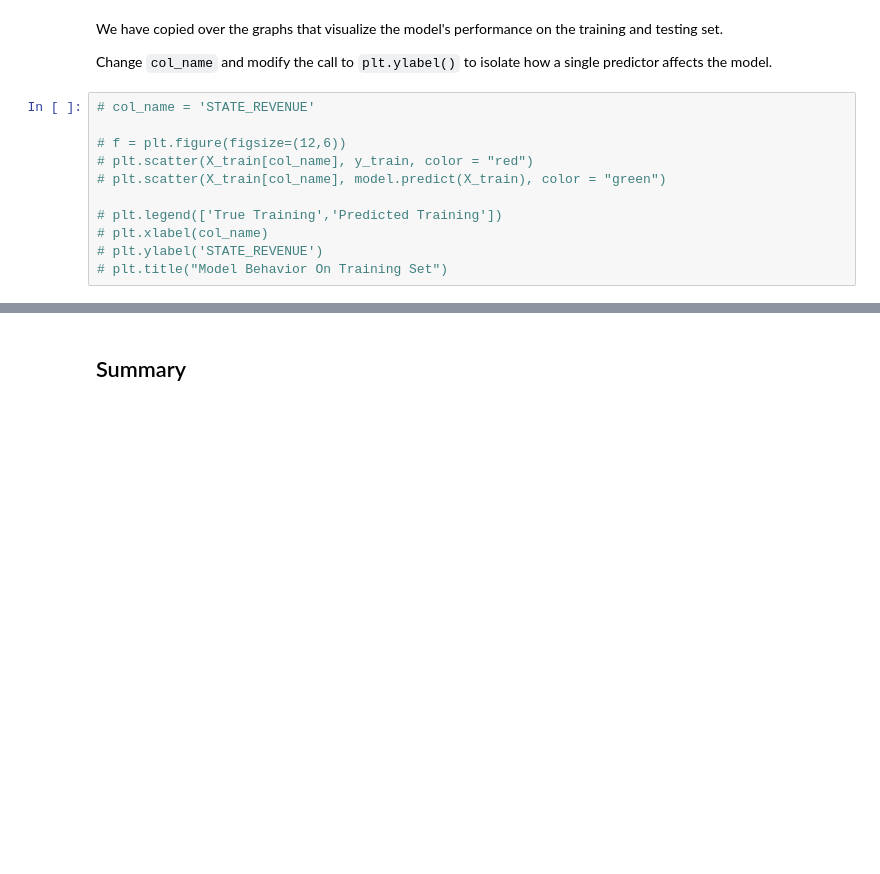
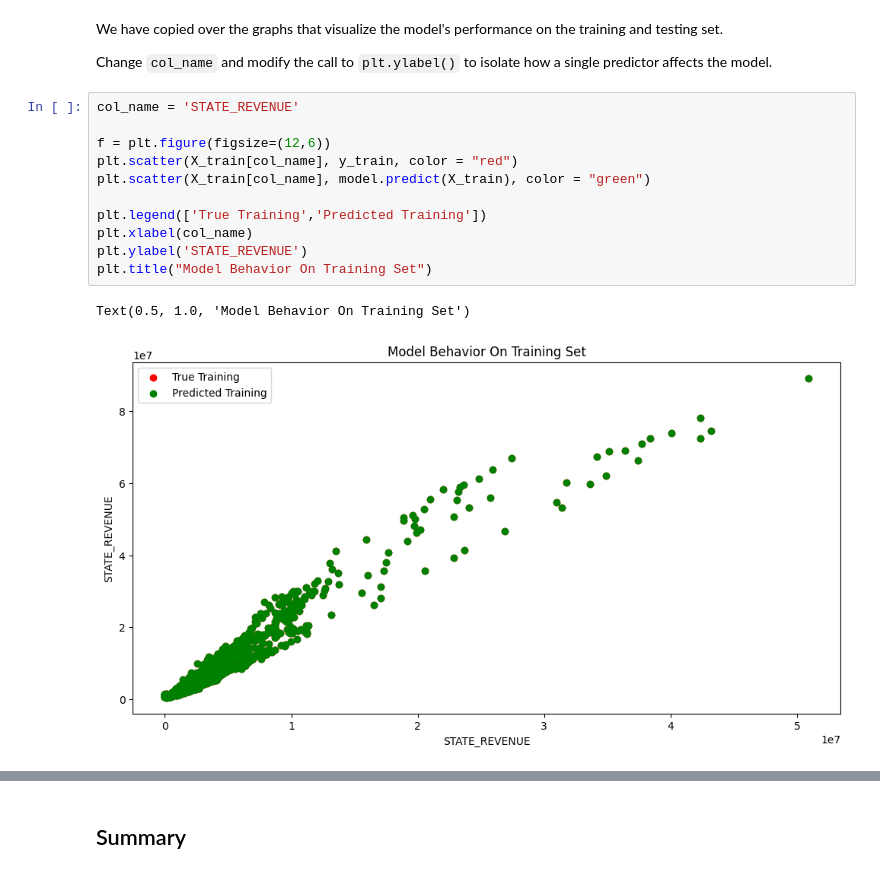
Before and after one commit to cynthialiuu/git-setup, a Jupyter notebook: tutorial1/checkpoint1.ipynb, the cells around one changed output, grey strips where cells are left out. Saved outputs shown, nothing was run; the diff lists cells and outputs as text; blank space fills up the shorter version.

```diff
--- a/tutorial1/checkpoint1.ipynb
+++ b/tutorial1/checkpoint1.ipynb
@@ -246,14 +252,17 @@ We have copied over the graphs that visualize the model's performance on the tra
 
 Change `col_name` and modify the call to `plt.ylabel()` to isolate how a single predictor affects the model.
 # %%
-# col_name = 'STATE_REVENUE'
+col_name = 'STATE_REVENUE'
 
-# f = plt.figure(figsize=(12,6))
-# plt.scatter(X_train[col_name], y_train, color = "red")
-# plt.scatter(X_train[col_name], model.predict(X_train), color = "green")
+f = plt.figure(figsize=(12,6))
+plt.scatter(X_train[col_name], y_train, color = "red")
+plt.scatter(X_train[col_name], model.predict(X_train), color = "green")
 
-# plt.legend(['True Training','Predicted Training'])
-# plt.xlabel(col_name)
-# plt.ylabel('STATE_REVENUE')
-# plt.title("Model Behavior On Training Set")
+plt.legend(['True Training','Predicted Training'])
+plt.xlabel(col_name)
+plt.ylabel('STATE_REVENUE')
+plt.title("Model Behavior On Training Set")
+# %% [output]
+Text(0.5, 1.0, 'Model Behavior On Training Set')
+[figure, added]
 # %%
```
Also changed, not shown: parts of 7 cells of this notebook.
